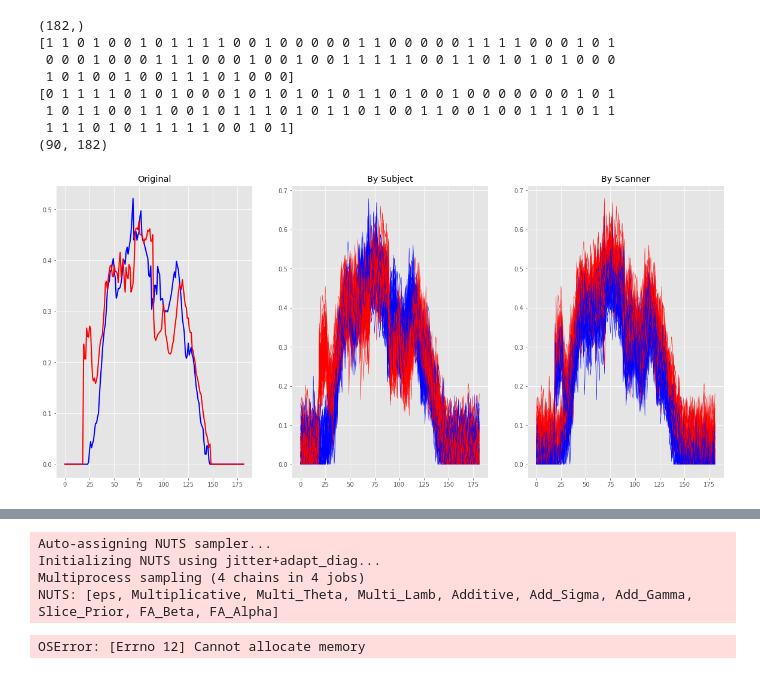
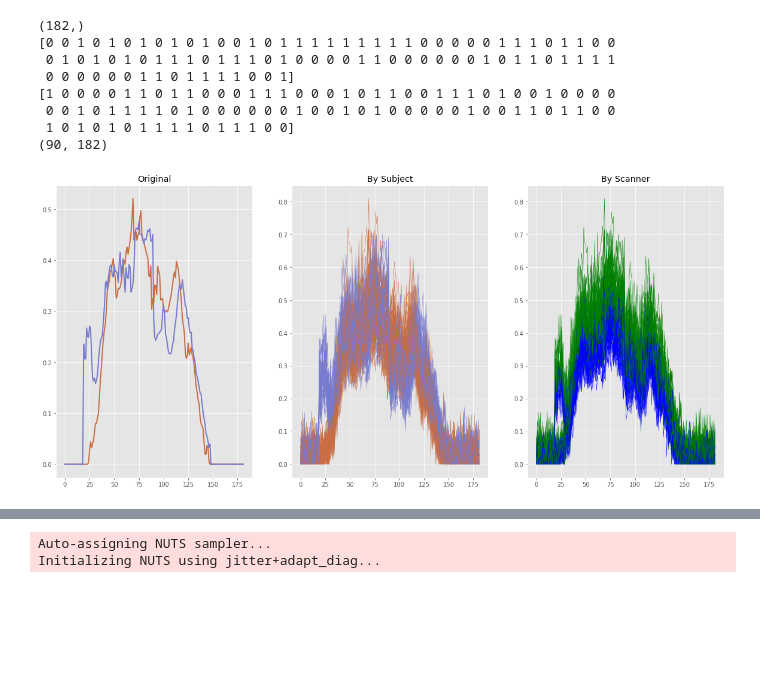
Before and after one commit to rafaceschin/dingo_sim3, a Jupyter notebook: dingo_sim.ipynb, the cells around one changed output, grey strips where cells are left out. Drawn from its saved outputs; the diff is of its cells as text; code cells hidden in the pictures; blank space fills up the shorter version.

Commit message:
Helper dist protting notebook, and refined prior data generation

```diff
--- a/dingo_sim.ipynb
+++ b/dingo_sim.ipynb
@@ -27,34 +25,31 @@ def generate_additive(gamma, tau):
     return stats.norm.rvs(gamma, tau)
 
 def generate_multiplicative(lamb, theta):
-    return stats.invgamma.rvs(lamb, scale=theta)
+    return stats.gamma.rvs(lamb, scale=theta)
 
 def generate_noise(tau):
     ## tau == standard deviation (not variance or 1/t)
     return stats.norm.rvs(0, tau)
 
+#Assume uniform scanner noise along tract
 def add_noise(tract_profile, scanner):
     additive = generate_additive(scanner["gamma"], scanner["tau"])
     multiplicative = generate_multiplicative(scanner["lamb"], scanner["theta"])
-    error = generate_noise(np.std(tract_profile))
 #    print("Additive: {0}".format(additive))
 #    print("Mult: {0}".format(multiplicative))
-#    print("Err max: {0}".format(np.max(error)))
-    return np.clip((tract_profile + additive + multiplicative * error), 0, 1)
+    return np.clip((tract_profile * multiplicative + additive), 0, 1)
 # %%
 #Generate data
 scanner_list = ["scanner1", "scanner2"]
 
 scanner_pars = {"scanner1" : {"gamma": 0.01,
-                        "tau": 0.001,
-                        "lamb": 20,
-                        "theta": 2,
-                        "prob": 0.45},
-             "scanner2": {"gamma": 0.06,
+                        "tau": 0.008,
+                        "lamb": 81,
+                        "theta": 0.011111},
+             "scanner2": {"gamma": 0.02,
                         "tau": 0.004,
-                        "lamb": 29,
-                        "theta": 4,
-                        "prob": 0.55}}
+                        "lamb": 53.7778,
+                        "theta": 0.02045455}}
 
 
 subjects_csv = []
@@ -91,39 +86,40 @@ print(profiles.shape)
 scanner_broad = scanner_source.reshape(scanner_source.shape[0], 1) * np.ones(profiles.shape)
 # %% [output]
 (182,)
-[1 1 0 1 0 0 1 0 1 1 1 1 0 0 1 0 0 0 0 0 1 1 0 0 0 0 0 1 1 1 1 0 0 0 1 0 1
- 0 0 0 1 0 0 0 1 1 1 0 0 0 1 0 0 1 0 0 1 1 1 1 1 0 0 1 1 0 1 0 1 0 1 0 0 0
- 1 0 1 0 0 1 0 0 1 1 1 0 1 0 0 0]
-[0 1 1 1 1 0 1 0 1 0 0 0 1 0 1 0 1 0 1 0 1 1 0 1 0 0 1 0 0 0 0 0 0 0 1 0 1
- 1 0 1 1 0 0 1 1 0 0 1 0 1 1 1 0 1 0 1 1 0 1 0 0 1 1 0 0 1 0 0 1 1 1 0 1 1
- 1 1 1 0 1 0 1 1 1 1 1 0 0 1 0 1]
+[0 0 1 0 1 0 1 0 1 0 1 0 0 1 0 1 1 1 1 1 1 1 1 1 0 0 0 0 0 1 1 1 0 1 1 0 0
+ 0 1 0 1 0 1 0 1 1 1 0 1 1 1 0 1 0 0 0 0 1 1 0 0 0 0 0 0 1 0 1 1 0 1 1 1 1
+ 0 0 0 0 0 0 1 1 0 1 1 1 1 0 0 1]
+[1 0 0 0 0 1 1 0 1 1 0 0 0 1 1 1 0 0 0 1 0 1 1 0 0 1 1 1 0 1 0 0 1 0 0 0 0
+ 0 0 1 0 1 1 1 1 0 1 0 0 0 0 0 0 1 0 0 1 0 1 0 0 0 0 0 1 0 0 1 1 0 1 1 0 0
+ 1 0 1 0 1 0 1 1 1 1 0 1 1 1 0 0]
 (90, 182)
 # %%
 figsize(20, 9)
-cols = ["blue", "red"]
+subcols = ["#c96d44", "#777acd"]
+scancols = ["blue", "green"]
 
 plt.style.use('ggplot')
 plt.subplot(131)
 X = np.arange(0, profiles.shape[1])
-plt.plot(X, subject1, c=cols[0], lw=2)
-plt.plot(X, subject2, c=cols[1], lw=2)
+plt.plot(X, subject1, c=subcols[0], lw=2)
+plt.plot(X, subject2, c=subcols[1], lw=2)
 plt.title("Original")
 
 plt.subplot(132)
 X = np.arange(0, profiles.shape[1])
 for i in range(len(profiles)):
-    plt.plot(X, profiles[i], c=cols[subject_source[i]], lw=0.5)
+    plt.plot(X, profiles[i], c=subcols[subject_source[i]], lw=0.5)
     plt.title("By Subject")
 
 plt.subplot(133)
 X = np.arange(0, profiles.shape[1])
 for i in range(len(profiles)):
-    plt.plot(X, profiles[i], c=cols[scanner_source[i]], lw=.5)
+    plt.plot(X, profiles[i], c=scancols[scanner_source[i]], lw=.5)
     plt.title("By Scanner")
 
 plt.savefig("dist.png")
 # %% [output]
-[figure, old version]
+[figure, new version]
 # %%
 ## Estimate distribution
   #priors
@@ -174,11 +170,8 @@ pm.model_to_graphviz(model)
 # %%
 #model.check_test_point()
 with model:
-    model_trace = pm.sample(10000, tune=4000)
+    model_trace = pm.sample(2000, tune=200)
 # %% [output]
 Auto-assigning NUTS sampler...
 Initializing NUTS using jitter+adapt_diag...
-Multiprocess sampling (4 chains in 4 jobs)
-NUTS: [eps, Multiplicative, Multi_Theta, Multi_Lamb, Additive, Add_Sigma, Add_Gamma, Slice_Prior, FA_Beta, FA_Alpha]
-OSError: [Errno 12] Cannot allocate memory
 # %%
```
Also changed, not shown: parts of 4 cells of this notebook, 1 other file.
